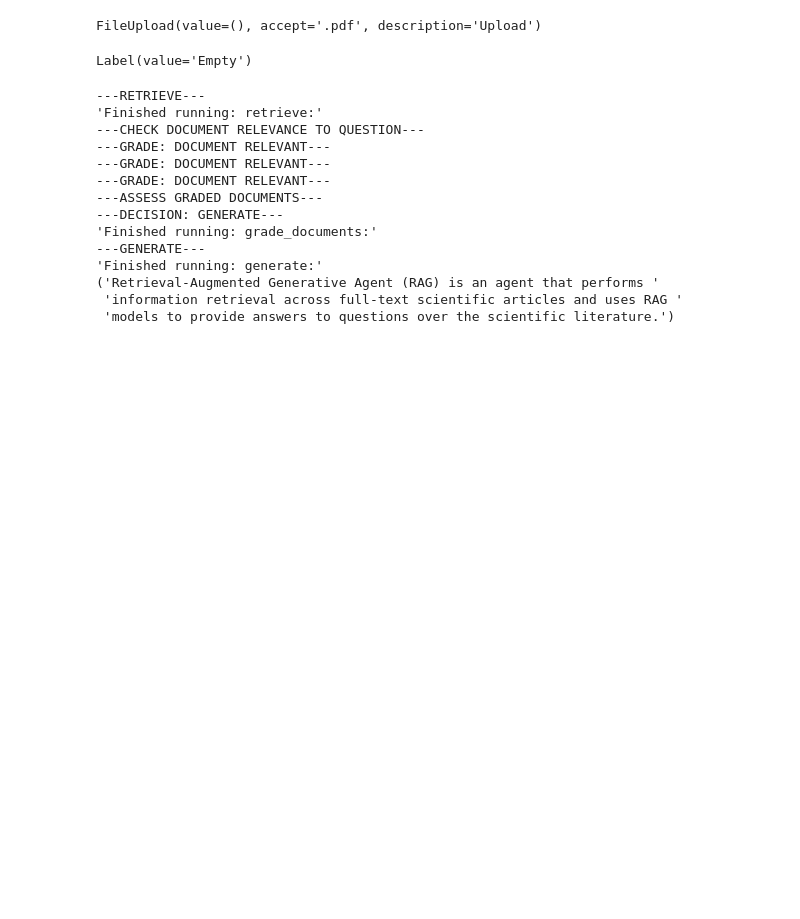
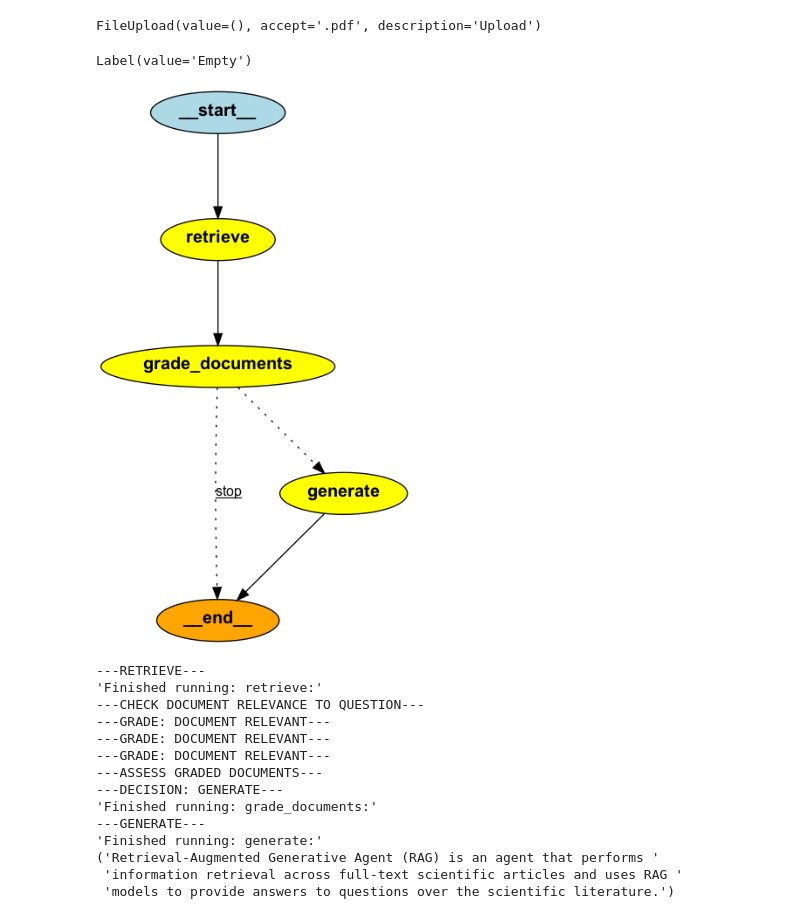
Before and after one commit to alexs00/RAGProto, a Jupyter notebook: rag_proto.ipynb, the cells around one changed output. Drawn from its saved outputs; the diff is of its cells as text; code cells hidden in the pictures; blank space fills up the shorter version.

```diff
--- a/rag_proto.ipynb
+++ b/rag_proto.ipynb
@@ -385,6 +385,12 @@ def qa_streaming(question):
             pprint(value["generation"])
         else:
             print("There was not enough context for an answer")
+# %%
+from IPython.display import Image
+
+Image(app.get_graph().draw_png())
+# %% [output]
+[figure, added]
 # %%
 # Test 1 -
 
```
Also changed, not shown: 1 other file.
